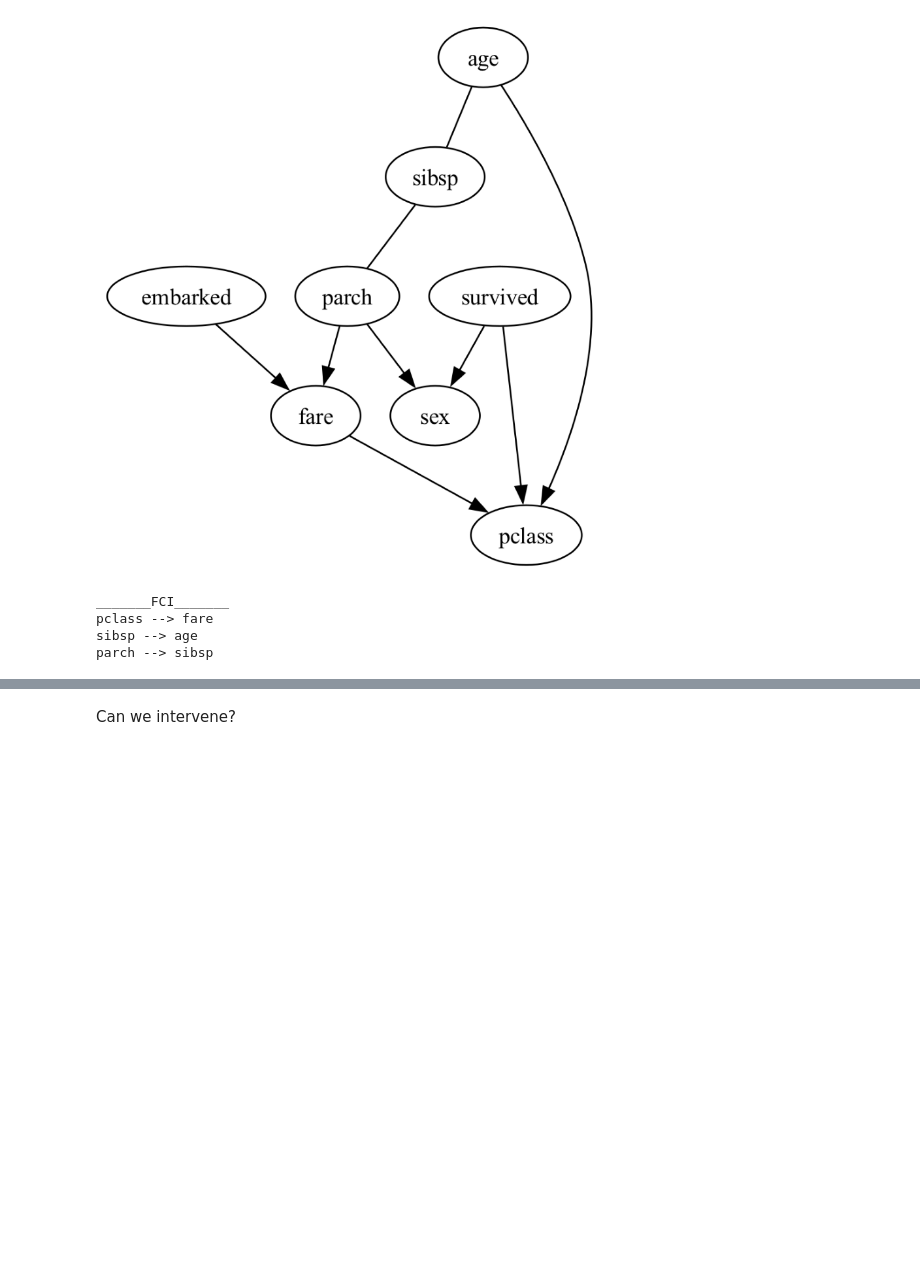
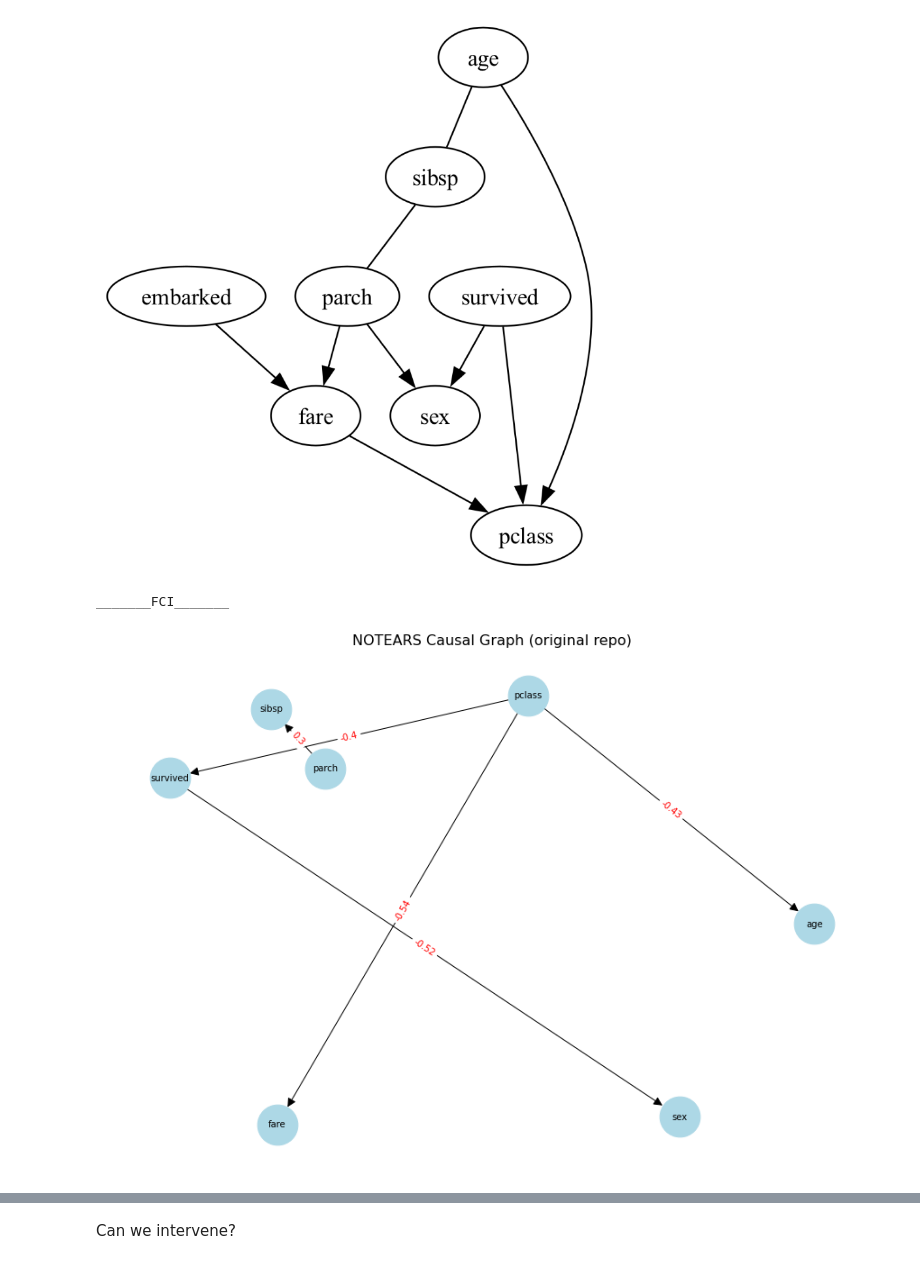
Before and after one commit to eigenhenry/experiments, a Jupyter notebook: titanic.ipynb, the cells around one changed output, grey strips where cells are left out. Saved outputs shown, nothing was run; the diff lists cells and outputs as text; code cells hidden in the pictures; blank space fills up the shorter version.

```diff
--- a/titanic.ipynb
+++ b/titanic.ipynb
@@ -460,11 +465,46 @@ PC Algo
 [figure]
 # %%
 print("_______FCI_______")
-cg_fci, sep_set = fci(X_np, alpha=0.05, ci_test=fisherz,  node_names=col_names)
+cg_fci, sep_set = fci(X_np, alpha=0.001, ci_test=fisherz,  node_names=col_names)
 pdy = GraphUtils.to_pydot(cg_fci)
 pdy.write_png("fci_graph_titanic.png")
 # %% [output]
 _______FCI_______
-pclass --> fare
-sibsp --> age
-parch --> sibsp
+# %%
+from notears.linear import notears_linear
+import pandas as pd
+import numpy as np
+from sklearn.preprocessing import StandardScaler
+
+# 1. Select and encode features
+X = df[['pclass', 'sex', 'age', 'fare', 'sibsp', 'parch', 'embarked', 'survived']]
+X_encoded = pd.get_dummies(X, drop_first=True)
+X_scaled = StandardScaler().fit_transform(X_encoded)
+col_names = list(X_encoded.columns)
+
+W_est = notears_linear(X_scaled, loss_type='l2', lambda1=0.01)
+# %%
+import networkx as nx
+import matplotlib.pyplot as plt
+
+# Create a directed graph
+G = nx.DiGraph()
+
+n = len(col_names)
+for i in range(n):
+    for j in range(n):
+        weight = W_est[i, j]
+        if abs(weight) > 1e-3:  # threshold small weights (noise)
+            G.add_edge(col_names[i], col_names[j], weight=round(weight, 2))
+
+# Draw the graph
+plt.figure(figsize=(12, 8))
+pos = nx.spring_layout(G, seed=42)
+nx.draw(G, pos, with_labels=True, node_color='lightblue', node_size=2000, font_size=10, arrowsize=20)
+edge_labels = nx.get_edge_attributes(G, 'weight')
+nx.draw_networkx_edge_labels(G, pos, edge_labels=edge_labels, font_color='red')
+plt.title("NOTEARS Causal Graph (original repo)", fontsize=16)
+plt.axis('off')
+plt.show()
+# %% [output]
+[figure, added]
```
Also changed, not shown: parts of 15 cells of this notebook.
